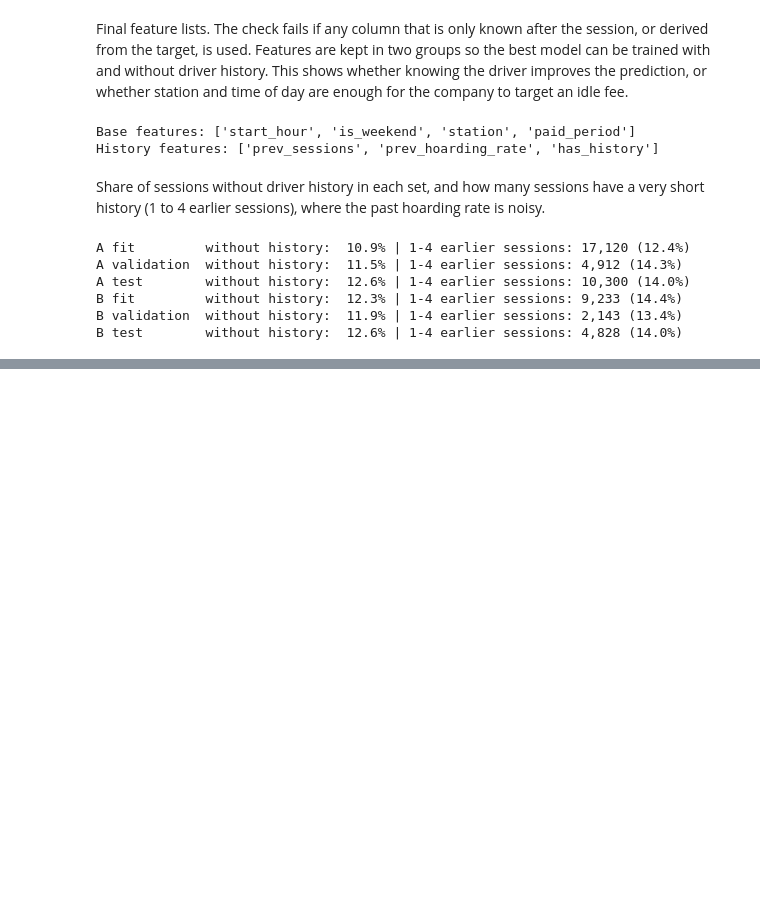
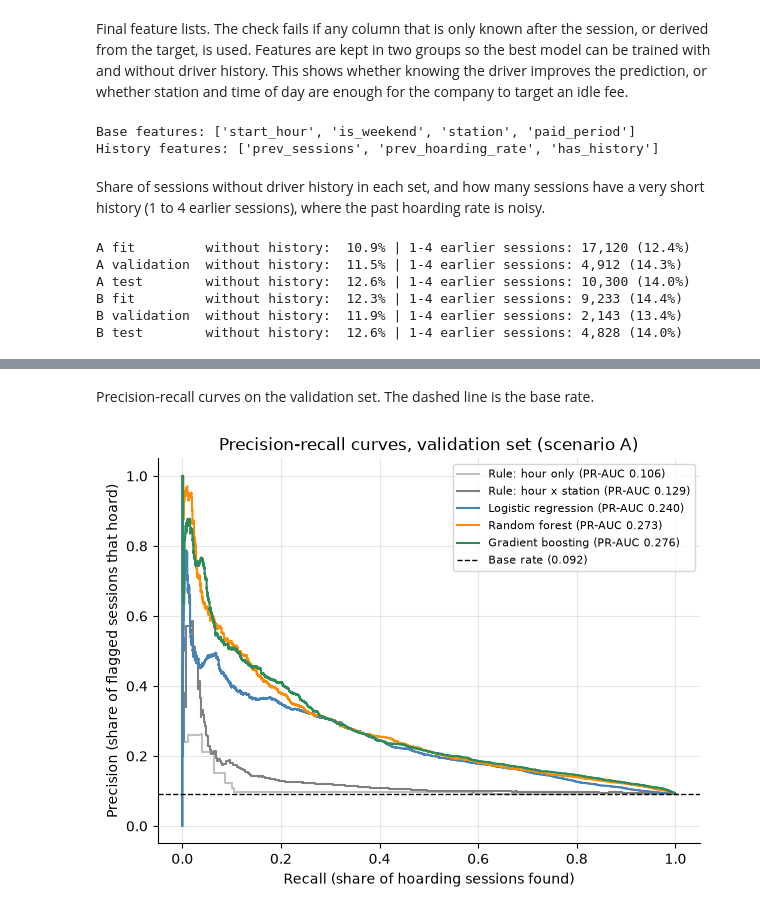
Before and after one commit to Teresa7810/Introduction-to-Business-Analytics, a Jupyter notebook: 4. Exploratory.ipynb, the cells around one changed output, grey strips where cells are left out. Drawn from its saved outputs; the diff is of its cells as text; code cells hidden in the pictures; blank space fills up the shorter version.

```diff
--- a/4. Exploratory.ipynb
+++ b/4. Exploratory.ipynb
@@ -451,0 +742,31 @@ B test        without history:  12.6% | 1-4 earlier sessions: 4,828 (14.0%)
+# %% [markdown]
+Precision-recall curves on the validation set. The dashed line is the base rate.
+# %%
+# one curve per rule and model; the base rate is a flat line at the share of hoarding
+colors = {"Rule: hour only": "silver",
+          "Rule: hour x station": "grey",
+          "Logistic regression": "steelblue",
+          "Random forest": "darkorange",
+          "Gradient boosting": "seagreen"}
+
+fig, ax = plt.subplots(figsize=(7, 5))
+for name, color in colors.items():
+    precision, recall, _ = precision_recall_curve(y_val, all_probs[name])
+
+    # steps, because PR-AUC (average precision) is the area under this step curve
+    ax.plot(recall, precision, drawstyle="steps-post", color=color,
+            label=f"{name} (PR-AUC {results[name]['PR-AUC']:.3f})")
+
+base_rate = y_val.mean()
+ax.axhline(base_rate, color="black", linestyle="--", linewidth=1, label=f"Base rate ({base_rate:.3f})")
+
+ax.set_title("Precision-recall curves, validation set (scenario A)")
+ax.set_xlabel("Recall (share of hoarding sessions found)")
+ax.set_ylabel("Precision (share of flagged sessions that hoard)")
+ax.legend(fontsize=8)
+ax.grid(alpha=0.3)
+ax.set_axisbelow(True)
+ax.spines[["top", "right"]].set_visible(False)
+plt.show()
+# %% [output]
+[figure, added]
```
Also changed, not shown: parts of 22 cells of this notebook, 1 other file.
